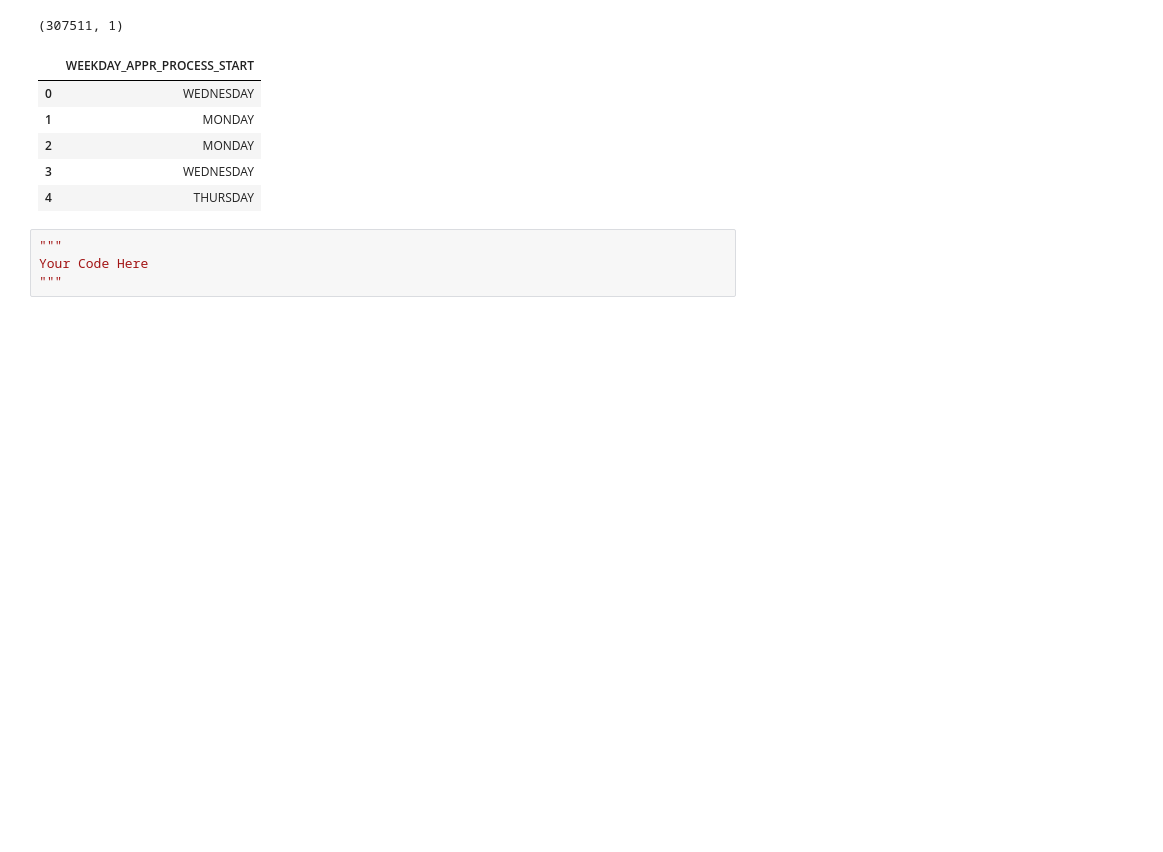
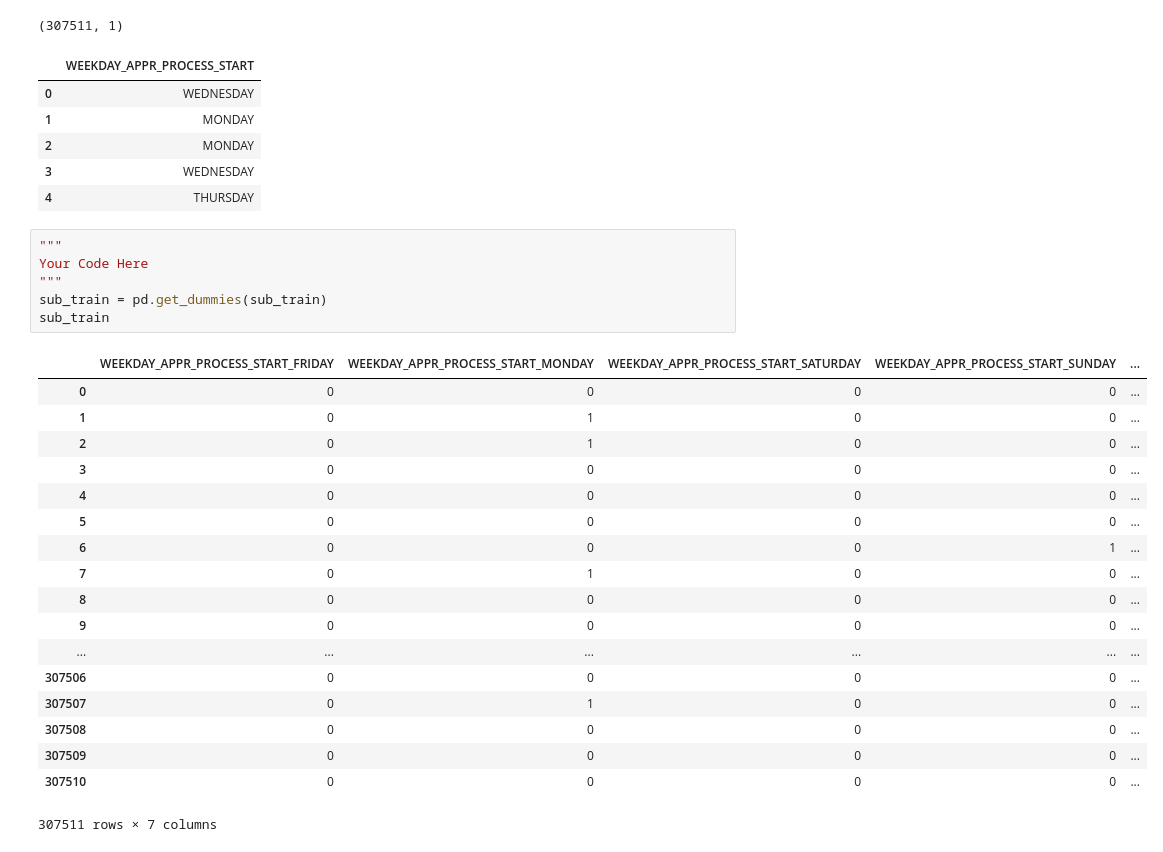
Before and after one commit to archer979/2nd-ML100Days, a Jupyter notebook: homework/Day_004_HW.ipynb, the cells around one changed output. Saved outputs shown, nothing was run; the diff lists cells and outputs as text; blank space fills up the shorter version.

```diff
--- a/homework/Day_004_HW.ipynb
+++ b/homework/Day_004_HW.ipynb
@@ -25,4 +25,25 @@ sub_train.head()
 # %%
 """
 Your Code Here
 """
+sub_train = pd.get_dummies(sub_train)
+sub_train
+# %% [output]
+|  | WEEKDAY_APPR_PROCESS_START_FRIDAY | WEEKDAY_APPR_PROCESS_START_MONDAY | WEEKDAY_APPR_PROCESS_START_SATURDAY | WEEKDAY_APPR_PROCESS_START_SUNDAY | ... |
+| 0 | 0 | 0 | 0 | 0 | ... |
+| 1 | 0 | 1 | 0 | 0 | ... |
+| 2 | 0 | 1 | 0 | 0 | ... |
+| 3 | 0 | 0 | 0 | 0 | ... |
+| 4 | 0 | 0 | 0 | 0 | ... |
+| 5 | 0 | 0 | 0 | 0 | ... |
+| 6 | 0 | 0 | 0 | 1 | ... |
+| 7 | 0 | 1 | 0 | 0 | ... |
+| 8 | 0 | 0 | 0 | 0 | ... |
+| 9 | 0 | 0 | 0 | 0 | ... |
+| ... | ... | ... | ... | ... | ... |
+| 307506 | 0 | 0 | 0 | 0 | ... |
+| 307507 | 0 | 1 | 0 | 0 | ... |
+| 307508 | 0 | 0 | 0 | 0 | ... |
+| 307509 | 0 | 0 | 0 | 0 | ... |
+| 307510 | 0 | 0 | 0 | 0 | ... |
+307511 rows × 7 columns
```
